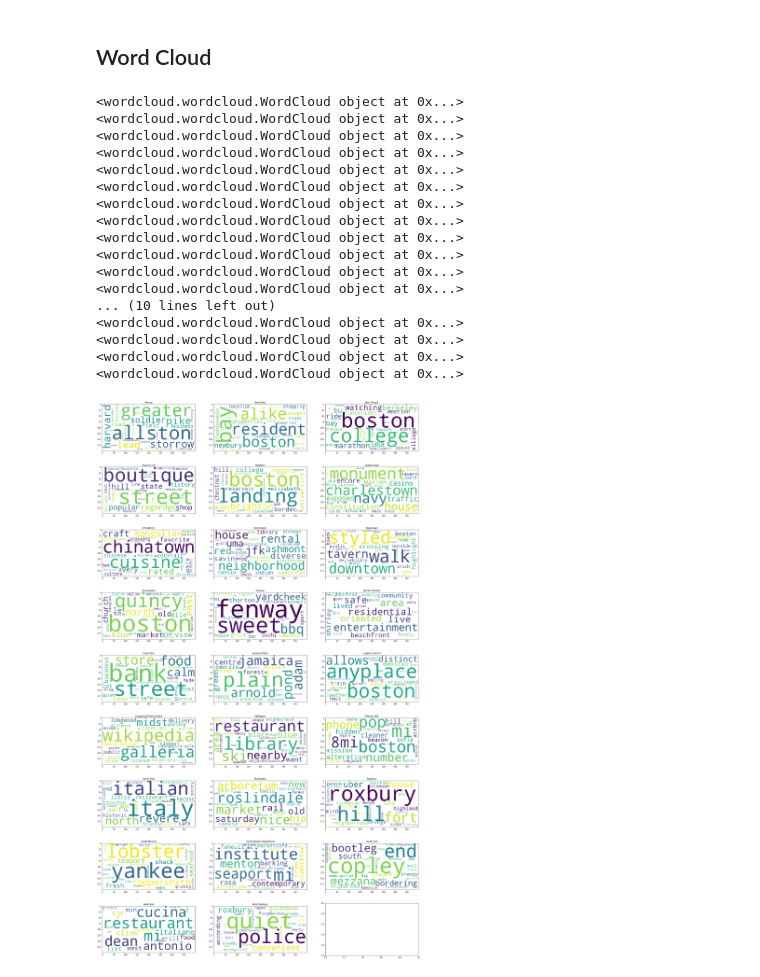
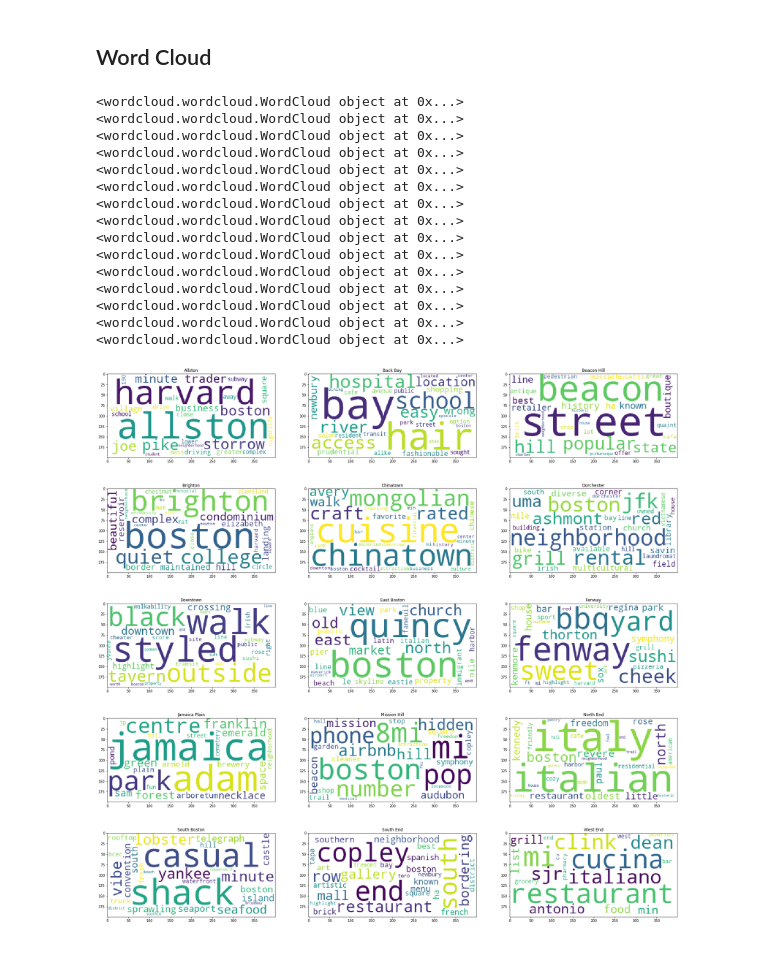
Before and after one commit to feiyue33/cs506-final-project, a Jupyter notebook: src/neighborhood_vibe.ipynb, the cells around one changed output. Saved outputs shown, nothing was run; the diff lists cells and outputs as text; code cells hidden in the pictures.

```diff
--- a/src/neighborhood_vibe.ipynb
+++ b/src/neighborhood_vibe.ipynb
@@ -78,6 +77,18 @@ neighbourhood_cleansed       0
 latitude                     0
 longitude                    0
 dtype: int64
+# %%
+new_arr = ['Allston', 'Back Bay', 'Beacon Hill','Brighton',
+             'Chinatown', 'Dorchester', 'Downtown', 'East Boston', 'Fenway',
+           'Jamaica Plain', 'Mission Hill', 'North End', 'South Boston',
+             'South End', 'West End']
+indexes_to_drop = []
+for i in df.index:
+    if df.iloc[i]['neighbourhood_cleansed'] not in new_arr:
+        indexes_to_drop.append(i)
+
+# Delete these row indexes from dataFrame
+df.drop(df.index[indexes_to_drop] , inplace=True)
 # %% [markdown]
 ## Build Model
 # %%
@@ -143,39 +152,37 @@ save_topn(model.named_steps['clf'],
           le.inverse_transform(model.named_steps['clf'].classes_),
           30,
           outdict=Keywords)
-fig,axes=plt.subplots(9, 3, figsize=(30,54))
+fig,axes=plt.subplots(5, 3, figsize=(30,30))
 
 # Add title
 arr = le.inverse_transform(model.named_steps['clf'].classes_)
 cnt = 0
 for i in range(len(axes)):
     for j in range(len(axes[i])):
-        if cnt == 26:
+        if cnt == 15:
             break
         axes[i,j].set_title(arr[cnt])
         cnt += 1
 
-for i in range(26):
+for i in range(15):
     wordlist = list(Keywords[i])
     wc = WordCloud(background_color='white', max_words=30, relative_scaling=0.2).generate(" ".join(wordlist))
     print(wc)
     axes[math.floor(i/3),i%3].imshow(wc)
 # %% [output]
 <wordcloud.wordcloud.WordCloud object at 0x...>
 <wordcloud.wordcloud.WordCloud object at 0x...>
 <wordcloud.wordcloud.WordCloud object at 0x...>
 <wordcloud.wordcloud.WordCloud object at 0x...>
 <wordcloud.wordcloud.WordCloud object at 0x...>
 <wordcloud.wordcloud.WordCloud object at 0x...>
 <wordcloud.wordcloud.WordCloud object at 0x...>
 <wordcloud.wordcloud.WordCloud object at 0x...>
 <wordcloud.wordcloud.WordCloud object at 0x...>
 <wordcloud.wordcloud.WordCloud object at 0x...>
 <wordcloud.wordcloud.WordCloud object at 0x...>
 <wordcloud.wordcloud.WordCloud object at 0x...>
-... (10 lines left out)
 <wordcloud.wordcloud.WordCloud object at 0x...>
 <wordcloud.wordcloud.WordCloud object at 0x...>
 <wordcloud.wordcloud.WordCloud object at 0x...>
-<wordcloud.wordcloud.WordCloud object at 0x...>
-[figure, old version]
+[figure, new version]
```
Also changed, not shown: parts of 2 cells of this notebook.
